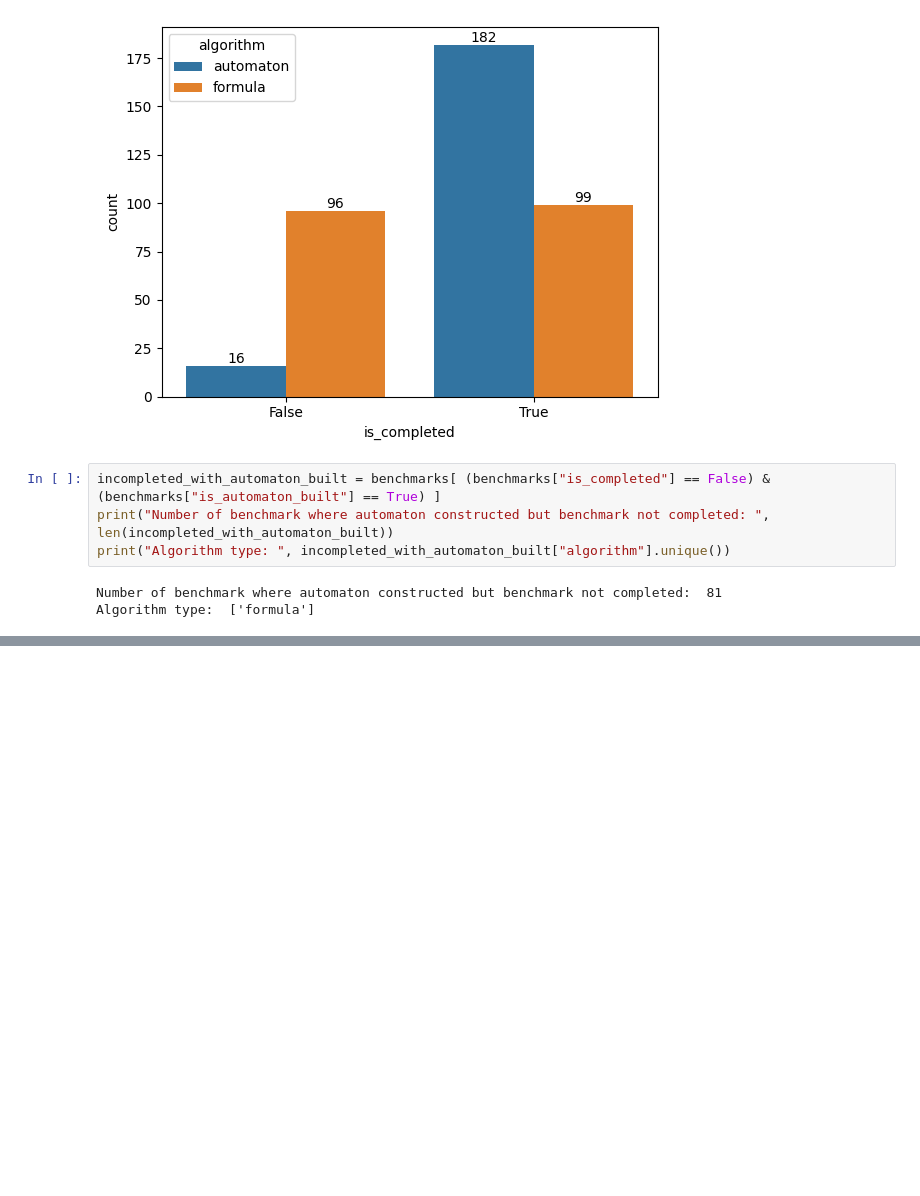
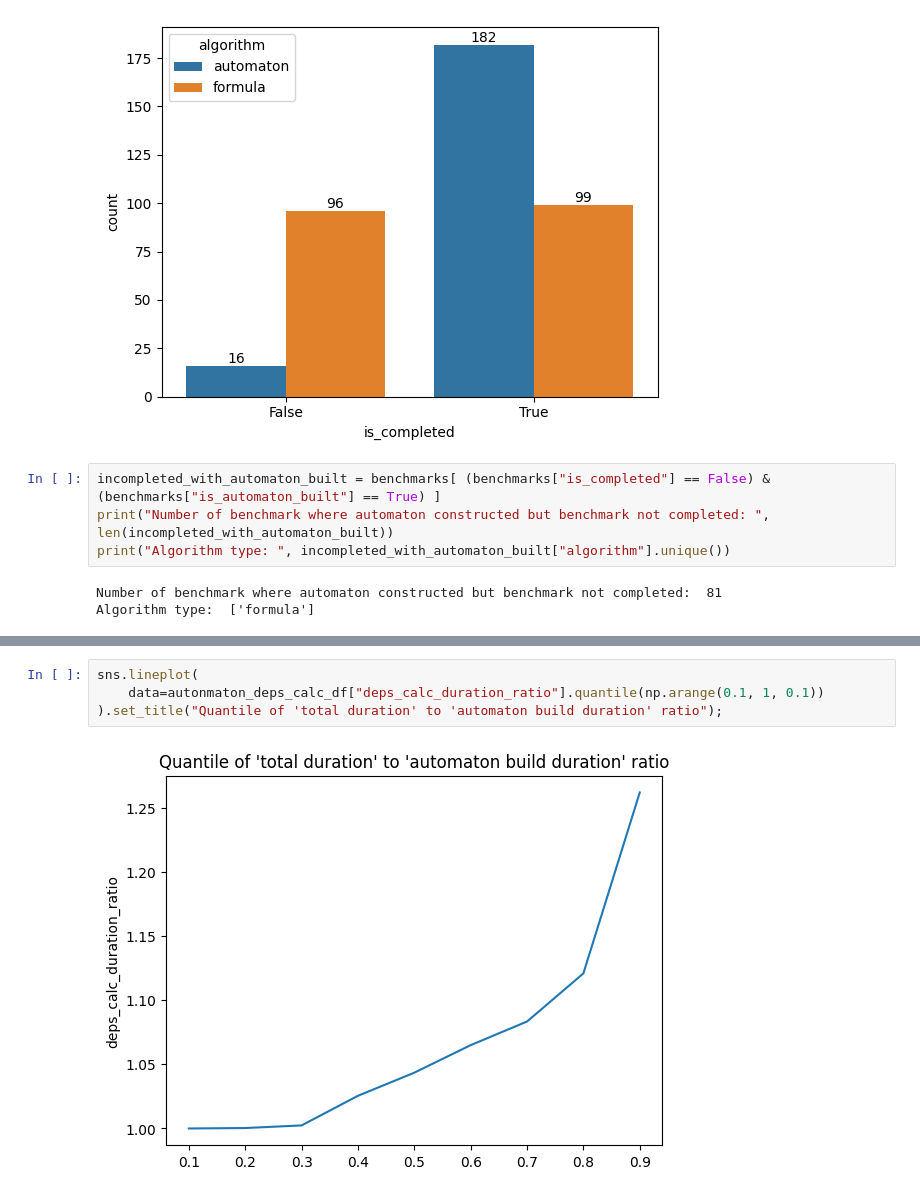
Before and after one commit to eliyaoo32/reactive-synthesis-bfss, a Jupyter notebook: tools/experiment_analysis.ipynb, the cells around one changed output, grey strips where cells are left out. Cells and saved outputs as stored; diff of their text form; blank space fills up the shorter version.

```diff
--- a/tools/experiment_analysis.ipynb
+++ b/tools/experiment_analysis.ipynb
@@ -242,0 +262,6 @@ Algorithm type:  ['formula']
+# %%
+sns.lineplot(
+    data=autonmaton_deps_calc_df["deps_calc_duration_ratio"].quantile(np.arange(0.1, 1, 0.1))
+).set_title("Quantile of 'total duration' to 'automaton build duration' ratio");
+# %% [output]
+[figure, added]
```
Also changed, not shown: parts of 4 cells of this notebook, 1 other file.
